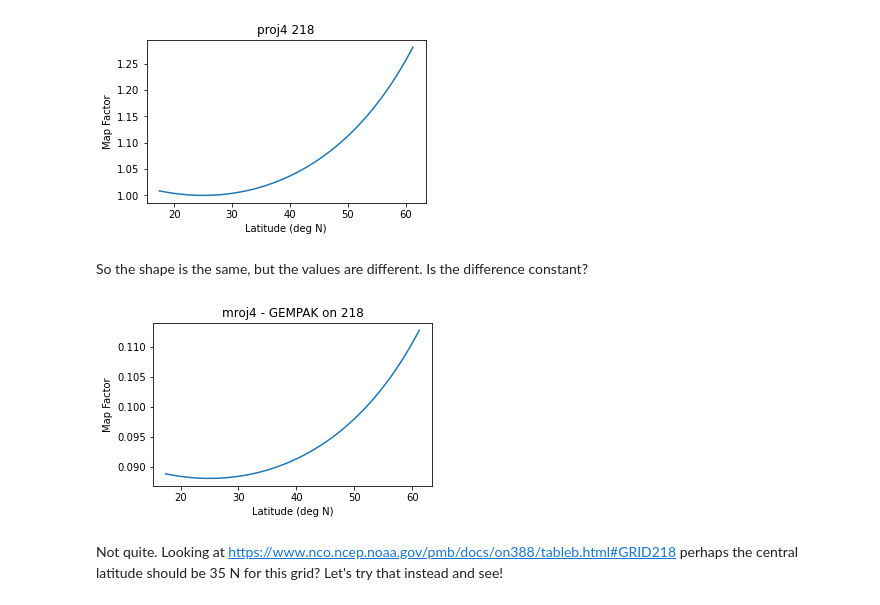
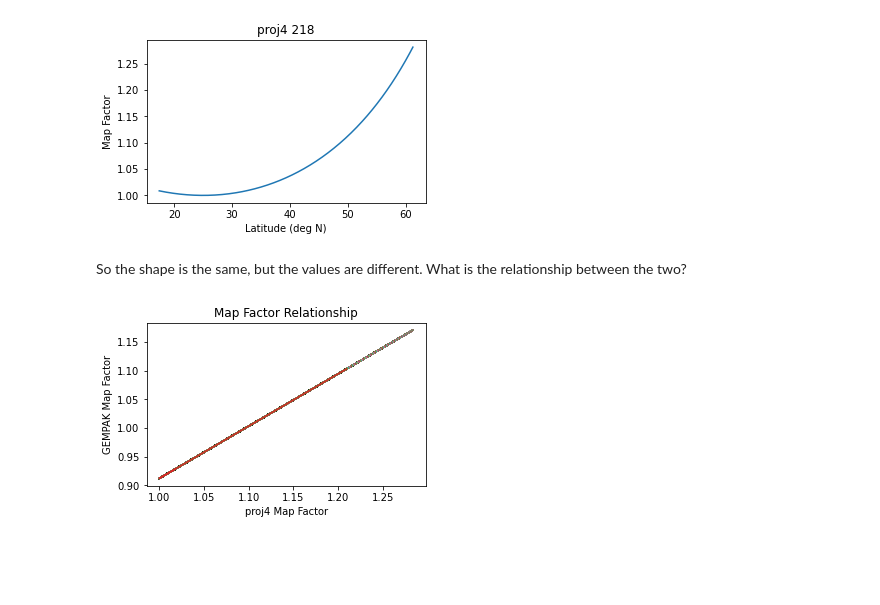
Before and after one commit to sgdecker/testing, a Jupyter notebook: MapProjectionExploration.ipynb, the cells around one changed output. Cells and saved outputs as stored; diff of their text form; code cells hidden in the pictures; blank space fills up the shorter version.

```diff
--- a/MapProjectionExploration.ipynb
+++ b/MapProjectionExploration.ipynb
@@ -237,15 +237,13 @@ plt.show()
 # %% [output]
 [figure]
 # %% [markdown]
-So the shape is the same, but the values are different. Is the difference constant?
+So the shape is the same, but the values are different. What is the relationship between the two?
 # %%
 fig, ax = plt.subplots(figsize=(5,3))
-ax.plot(lat_gem[:,300],msfx_p4[:,300]-msfx_gem[:,300])
-ax.set_ylabel('Map Factor')
-ax.set_xlabel('Latitude (deg N)')
-plt.title('proj4 - GEMPAK on 218')
+ax.plot(msfx_p4, msfx_gem)
+ax.set_ylabel('GEMPAK Map Factor')
+ax.set_xlabel('proj4 Map Factor')
+plt.title('Map Factor Relationship')
 plt.show()
 # %% [output]
-[figure, old version]
+[figure, new version]
-# %% [markdown]
-Not quite. Looking at https://www.nco.ncep.noaa.gov/pmb/docs/on388/tableb.html#GRID218 perhaps the central latitude should be 35 N for this grid? Let's try that instead and see!
```
Also changed, not shown: parts of 26 cells of this notebook.
